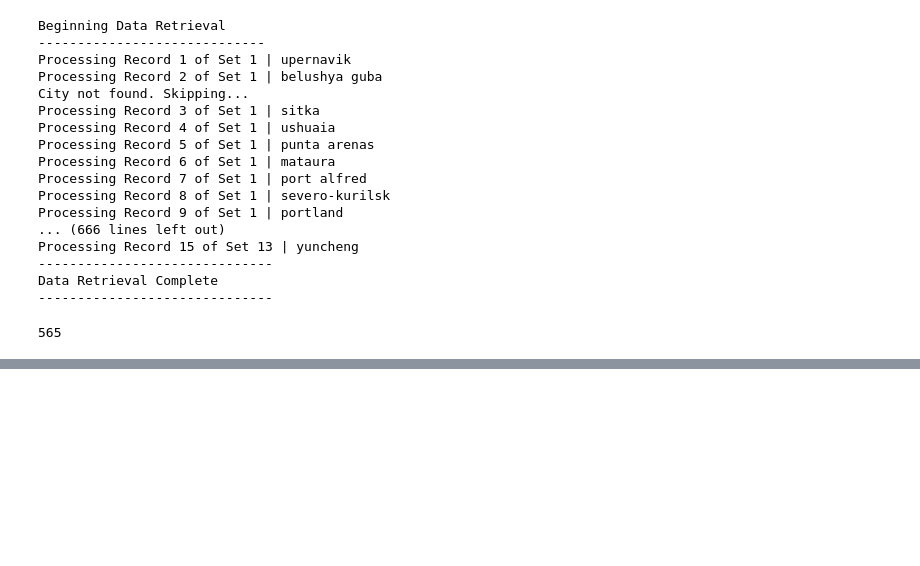
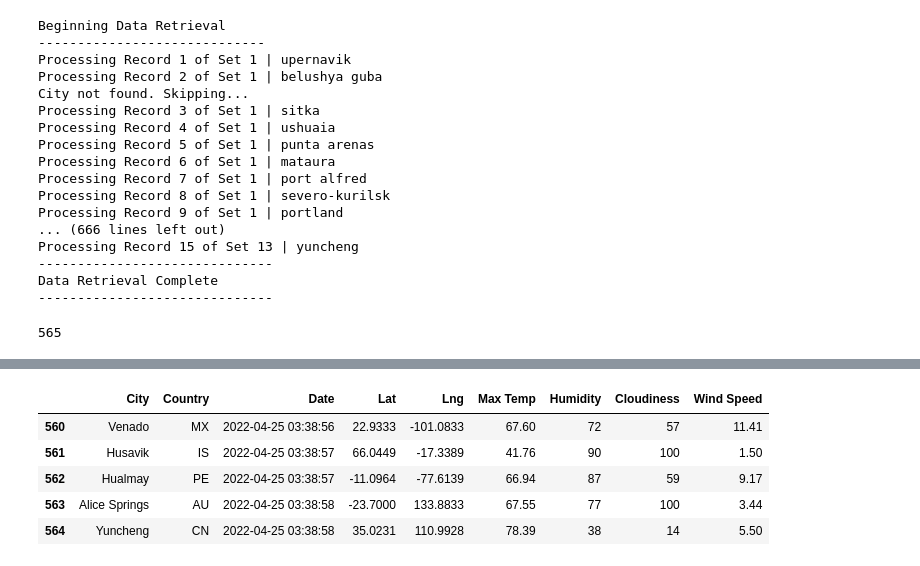
Before and after one commit to m-miley/World_Weather_Analysis, a Jupyter notebook: WeatherPy.ipynb, the cells around one changed output, grey strips where cells are left out. Drawn from its saved outputs; the diff is of its cells as text; code cells hidden in the pictures; blank space fills up the shorter version.

```diff
--- a/WeatherPy.ipynb
+++ b/WeatherPy.ipynb
@@ -172,0 +184,11 @@ print(len(city_data))
+# %%
+new_col_order = ["City", "Country", "Date", "Lat", "Lng", "Max Temp", "Humidity", "Cloudiness", "Wind Speed"]
+city_data_df = city_data_df[new_col_order]
+city_data_df.tail()
+# %% [output]
+|  | City | Country | Date | Lat | Lng | Max Temp | Humidity | Cloudiness | Wind Speed |
+| 560 | Venado | MX | 2022-04-25 03:38:56 | 22.9333 | -101.0833 | 67.60 | 72 | 57 | 11.41 |
+| 561 | Husavik | IS | 2022-04-25 03:38:57 | 66.0449 | -17.3389 | 41.76 | 90 | 100 | 1.50 |
+| 562 | Hualmay | PE | 2022-04-25 03:38:57 | -11.0964 | -77.6139 | 66.94 | 87 | 59 | 9.17 |
+| 563 | Alice Springs | AU | 2022-04-25 03:38:58 | -23.7000 | 133.8833 | 67.55 | 77 | 100 | 3.44 |
+| 564 | Yuncheng | CN | 2022-04-25 03:38:58 | 35.0231 | 110.9928 | 78.39 | 38 | 14 | 5.50 |
```
Also changed, not shown: parts of 2 cells of this notebook, 2 other files.
